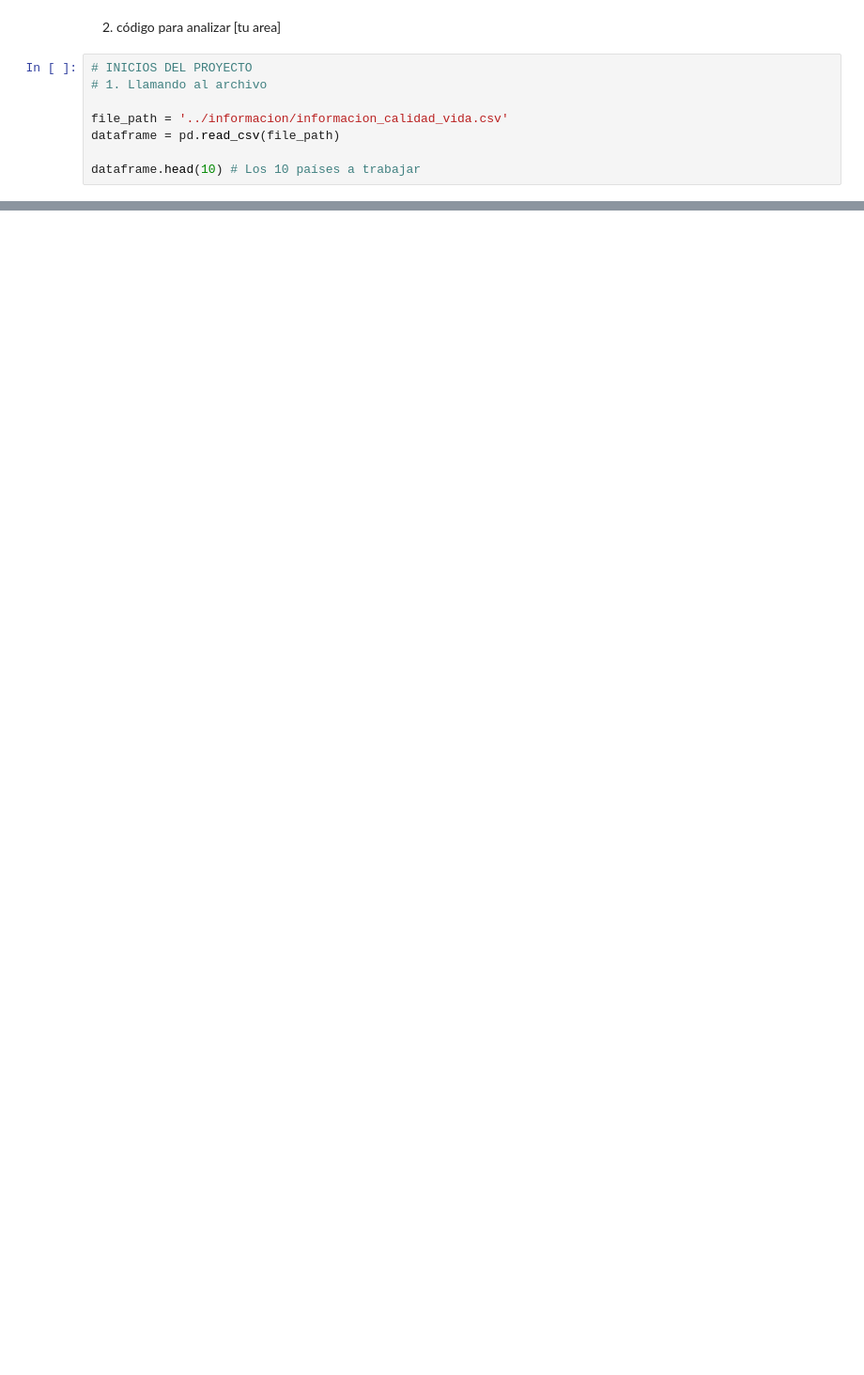
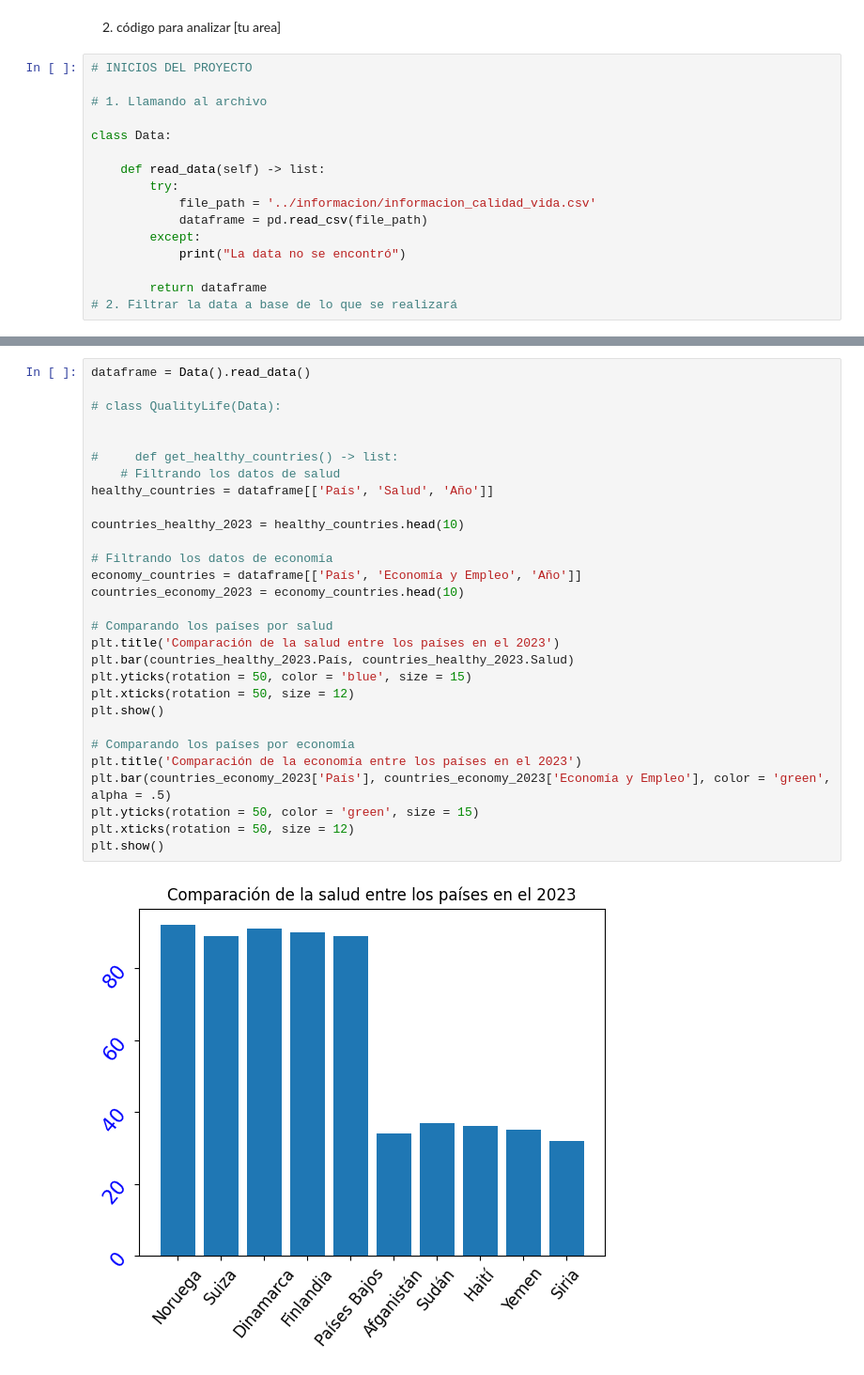
Before and after one commit to VzGabo/hallacas, a Jupyter notebook: proyecto/index.ipynb, the cells around one changed output, grey strips where cells are left out. Shown: that part at 94% size. Saved outputs shown, nothing was run; the diff lists cells and outputs as text; blank space fills up the shorter version.

Commit message:
Data analizada, pasando a clases

```diff
--- a/proyecto/index.ipynb
+++ b/proyecto/index.ipynb
@@ -9,9 +9,17 @@ import matplotlib as plt
 2. código para analizar [tu area]
 # %%
 # INICIOS DEL PROYECTO
+
 # 1. Llamando al archivo
 
-file_path = '../informacion/informacion_calidad_vida.csv'
-dataframe = pd.read_csv(file_path)
+class Data:
 
-dataframe.head(10) # Los 10 países a trabajar
+    def read_data(self) -> list:
+        try:
+            file_path = '../informacion/informacion_calidad_vida.csv'
+            dataframe = pd.read_csv(file_path)
+        except:
+            print("La data no se encontró")
+
+        return dataframe
+# 2. Filtrar la data a base de lo que se realizará
@@ -29,0 +28,31 @@ dataframe.head(10) # Los 10 países a trabajar
+# %%
+dataframe = Data().read_data()
+
+# class QualityLife(Data):
+
+
+#     def get_healthy_countries() -> list:
+    # Filtrando los datos de salud
+healthy_countries = dataframe[['País', 'Salud', 'Año']]
+
+countries_healthy_2023 = healthy_countries.head(10)
+
+# Filtrando los datos de economía
+economy_countries = dataframe[['País', 'Economía y Empleo', 'Año']]
+countries_economy_2023 = economy_countries.head(10)
+
+# Comparando los países por salud
+plt.title('Comparación de la salud entre los países en el 2023')
+plt.bar(countries_healthy_2023.País, countries_healthy_2023.Salud)
+plt.yticks(rotation = 50, color = 'blue', size = 15)
+plt.xticks(rotation = 50, size = 12)
+plt.show()
+
+# Comparando los países por economía
+plt.title('Comparación de la economía entre los países en el 2023')
+plt.bar(countries_economy_2023['País'], countries_economy_2023['Economía y Empleo'], color = 'green', alpha = .5)
+plt.yticks(rotation = 50, color = 'green', size = 15)
+plt.xticks(rotation = 50, size = 12)
+plt.show()
+# %% [output]
+[figure, added]
```
Also changed, not shown: parts of 4 cells of this notebook.
